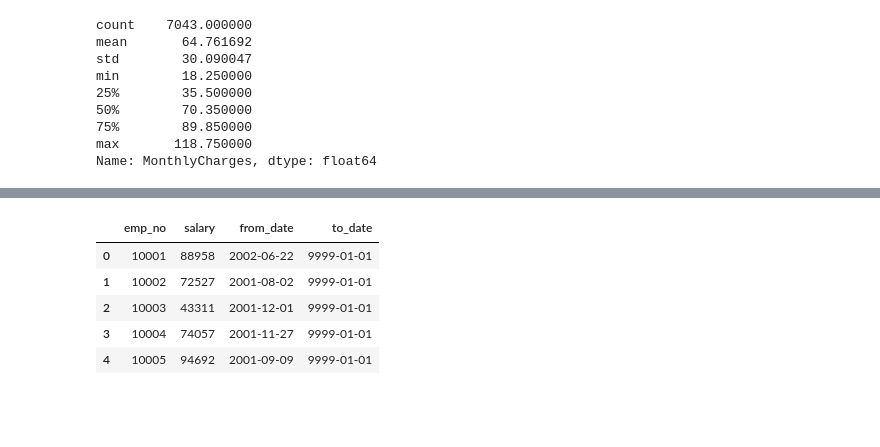
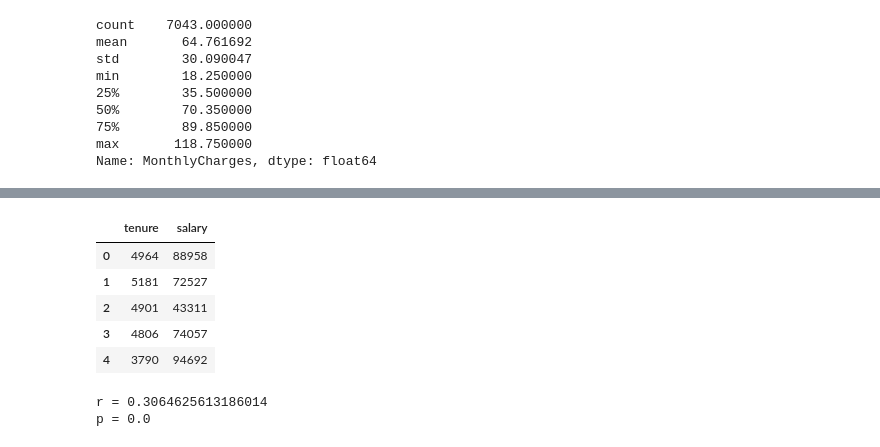
Before and after one commit to patrickamwayi/statistics-exercises, a Jupyter notebook: hypothesis_testing.ipynb, the cells around one changed output, grey strips where cells are left out. Cells and saved outputs as stored; diff of their text form; code cells hidden in the pictures; blank space fills up the shorter version.

```diff
--- a/hypothesis_testing.ipynb
+++ b/hypothesis_testing.ipynb
@@ -346,15 +512,35 @@ Name: TotalCharges, Length: 6531, dtype: int64
 # %%
 # 2. Use the employees database
 
 import env
 url = f'mysql+pymysql://{env.username}:{env.password}@{env.host}/employees'
 
-salaries = pd.read_sql('SELECT * FROM salaries WHERE salaries.to_date > NOW()', url)
-salaries.head()
+query = '''
+      SELECT
+      DATEDIFF((SELECT MAX(hire_date) FROM employees), e.hire_date) AS tenure,
+      s.salary AS salary
+      FROM employees e
+      JOIN salaries s
+      USING (emp_no)
+      WHERE s.to_date > NOW()
+      '''
+df2 = pd.read_sql(query,url)
+df2.head()
 # %% [output]
-|  | emp_no | salary | from_date | to_date |
-| 0 | 10001 | 88958 | 2002-06-22 | 9999-01-01 |
-| 1 | 10002 | 72527 | 2001-08-02 | 9999-01-01 |
-| 2 | 10003 | 43311 | 2001-12-01 | 9999-01-01 |
-| 3 | 10004 | 74057 | 2001-11-27 | 9999-01-01 |
-| 4 | 10005 | 94692 | 2001-09-09 | 9999-01-01 |
+|  | tenure | salary |
+| 0 | 4964 | 88958 |
+| 1 | 5181 | 72527 |
+| 2 | 4901 | 43311 |
+| 3 | 4806 | 74057 |
+| 4 | 3790 | 94692 |
+# %%
+# . Is there a relationship between how long an employee has been with the company and their salary?
+
+# Calculate r and p
+
+r, p = stats.pearsonr(df2.tenure, df2.salary)
+print('r =', r)
+print('p =', p)
+# %% [output]
+r = 0.3064625613186014
+p = 0.0
```
Also changed, not shown: parts of 54 cells of this notebook.
